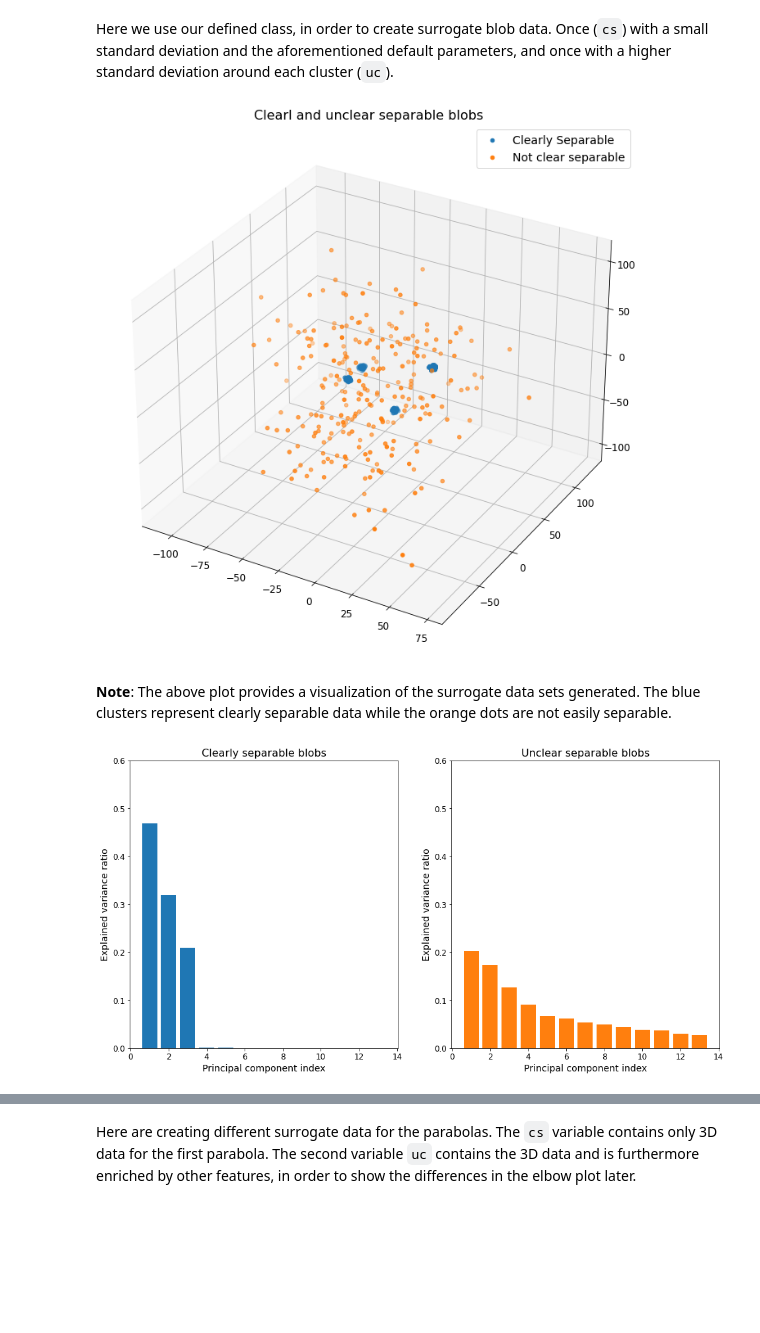
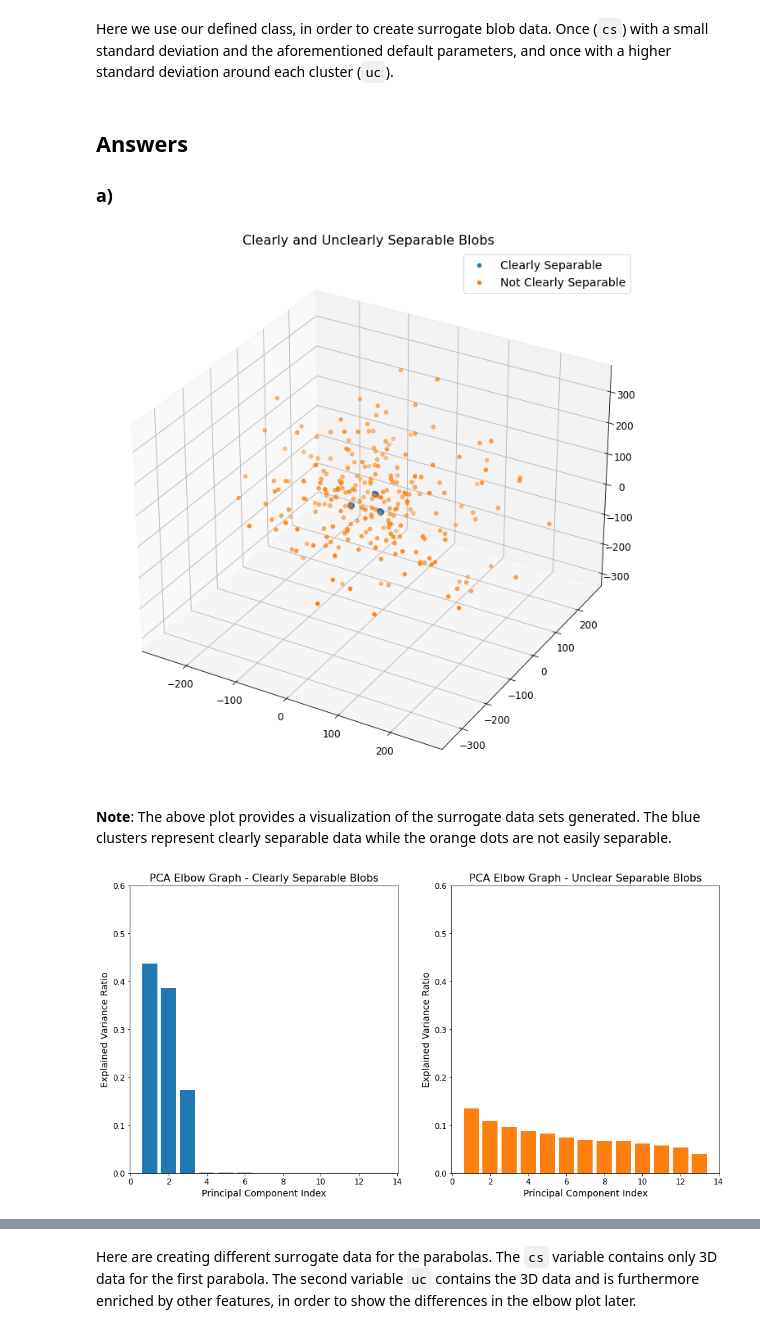
Before and after one commit to Estreuselito/Deus_ex_machina, a Jupyter notebook: Assignment 1.ipynb, the cells around one changed output, grey strips where cells are left out. Drawn from its saved outputs; the diff is of its cells as text; code cells hidden in the pictures; blank space fills up the shorter version.

````diff
--- a/Assignment 1.ipynb
+++ b/Assignment 1.ipynb
@@ -308,7 +302,7 @@ As shown above, a number of variables and functions are needed to solve the exer
 class SIRD:
 
     def __init__(self, N: int, I0: float, R0: float, D0: float, beta: float,
-                 gamma: float, mu: float, recovery_in_days: int,  days: int):
+                 gamma: float, mu: float, days: int):
         self.N = N
         self.S0 = N - I0 - R0 - D0
         self.I0 = I0
@@ -318,23 +312,13 @@ class SIRD:
         self.gamma = gamma
         self.mu = mu
         self.R_nought = beta / (gamma + mu)
-        self.recovery_in_days = recovery_in_days
         self.t = np.linspace(0, days, days)
 
     def _deriv(self, y, t, N, beta, gamma, mu):
         S, I, R, D = y
-        # dSdt = - contact rate * the susceptibles * infected / total population
-        # How many of the population is susceptible to the virus?
         dSdt = -beta * S * I / N
-        # dIdt = contact rate * susceptibles * infected / total population - recovery rate * infected -
-        # mortality rate * infected
-        # How many of the susceptibles will contract the virus?
         dIdt = beta * S * I / N - gamma * I - mu * I
-        # dRdt = recovery rate * infected
-        # How many of those that are infected recover excluded those that die?
         dRdt = gamma * I
-        # dDdt = mortility rate * infected
-        # How many of those that are infected will die?
         dDdt = mu * I
         return dSdt, dIdt, dRdt, dDdt
 
@@ -345,19 +329,18 @@ class SIRD:
                 self.t_1 = time
                 break
         if not subplot:
-            display(Markdown(rf"$R_e$ = 1 after {self.t_1} days!"))
+            display(Markdown(rf"$R_e$ <= 1 after {self.t_1} days!"))
 
     def _ode(self):
         y0 = self.S0, self.I0, self.R0, self.D0
         ret = odeint(self._deriv, y0, self.t, args=(self.N, self.beta, self.gamma, self.mu))
         self.S, self.I, self.R, self.D = ret.T
 
-    def _get_beta_gamma(self, R_nought, mu):
-        self.gamma = 1./self.recovery_in_days
+    def _get_beta(self, R_nought, mu):
         self.beta = R_nought*(self.gamma + mu)
 
     def plot_mu_bn_wrt_cd(self, R_nought, mu, subplot = True):
-        self._get_beta_gamma(R_nought, mu)
+        self._get_beta(R_nought, mu)
         self._ode()
         self._R_effective(subplot)
         self.fraction_deaths = self.D[-1]/self.N
@@ -374,8 +357,8 @@ class SIRD:
         ax.plot(self.t, self.D/self.N, alpha=0.5, lw=2, label='$D_{eath}$')
         ax.plot(self.t, self.R_nought*self.S/self.N, alpha=0.5, lw=2, label='$R_{effective}$')
         ax.plot(self.t, np.full(len(self.t), self.R_nought), alpha=0.5, lw=2, label='$R_{nought}$')
-        ax.set_xlabel('Time / days')
-        ax.set_ylabel('Fraction')
+        ax.set_xlabel('Time / Days')
+        ax.set_ylabel('Fraction of N')
         ax.set_ylim(0,2.2)
         ax.vlines(self.t_1, 0, 1, colors='k', linestyles='dashed')
         ax.yaxis.set_tick_params(length=0)
@@ -402,9 +385,9 @@ class SIRD:
 # %% [markdown]
 Now lets use this class, in order to instantiated it.
 # %%
-model = SIRD(N = 1, I0 = 0.2, R0 = 0, D0 = 0,
+model = SIRD(N = 1, I0 = 0.02, R0 = 0, D0 = 0,
             beta = 0.39, gamma = 0.15, mu = 0.01,
-            recovery_in_days = 14, days= 365)
+            days= 365)
 # %% [markdown]
 ## Answers
 ### a)
@@ -710,40 +692,43 @@ class Blobs_and_parabolas():
 # %% [markdown]
 Here we use our defined class, in order to create surrogate blob data. Once (```cs```) with a small standard deviation and the aforementioned default parameters, and once with a higher standard deviation around each cluster (```uc```).
+# %% [markdown]
+## Answers
+### a)
 # %%
 cs = Blobs_and_parabolas(blob = True)
-uc = Blobs_and_parabolas(blob = True, cluster_std = 30)
+uc = Blobs_and_parabolas(blob = True, cluster_std = 100)
 # %%
 fig = plt.figure(figsize = (12,12))
 
 # syntax for 3-D projection
 ax = plt.axes(projection ='3d')
 ax.scatter3D(cs.X[:, 0], cs.X[:, 1], cs.X[:, 2], label = "Clearly Separable")
-ax.scatter3D(uc.X[:, 0], uc.X[:, 1], uc.X[:, 2], label= "Not clear separable")
+ax.scatter3D(uc.X[:, 0], uc.X[:, 1], uc.X[:, 2], label= "Not Clearly Separable")
 ax.legend()
-plt.title("Clearl and unclear separable blobs")
+plt.title("Clearly and Unclearly Separable Blobs")
 plt.show()
 # %% [output]
-[figure, old version]
+[figure, new version]
 # %% [markdown]
 **Note**: The above plot provides a visualization of the surrogate data sets generated. The blue clusters represent clearly separable data while the orange dots are not easily separable.
 # %%
 # Plot explained variances
 fig, ax = plt.subplots(1,2, figsize = (16,8))
 ax[0].bar(range(1,14), cs.var_exp,
-        align='center', label='individual, explained variance', color = "C0")
-ax[0].set_ylabel('Explained variance ratio')
-ax[0].set_xlabel('Principal component index')
-ax[0].set_title("Clearly separable blobs")
+        align='center', color = "C0")
+ax[0].set_ylabel('Explained Variance Ratio')
+ax[0].set_xlabel('Principal Component Index')
+ax[0].set_title("PCA Elbow Graph - Clearly Separable Blobs")
 ax[0].set_ylim(0,0.6)
 ax[1].bar(range(1,14), uc.var_exp,
-        align='center', label='individual, explained variance', color = "C1")
-ax[1].set_xlabel('Principal component index')
+        align='center', color = "C1")
+ax[1].set_xlabel('Principal Component Index')
 ax[1].set_ylim(0,0.6)
-ax[1].set_ylabel('Explained variance ratio')
-ax[1].set_title("Unclear separable blobs")
+ax[1].set_ylabel('Explained Variance Ratio')
+ax[1].set_title("PCA Elbow Graph - Unclear Separable Blobs")
 plt.show()
 # %% [output]
-[figure, old version]
+[figure, new version]
 # %%
 plt.figure(figsize = (16, 8))
 
````
Also changed, not shown: parts of 40 cells of this notebook.
